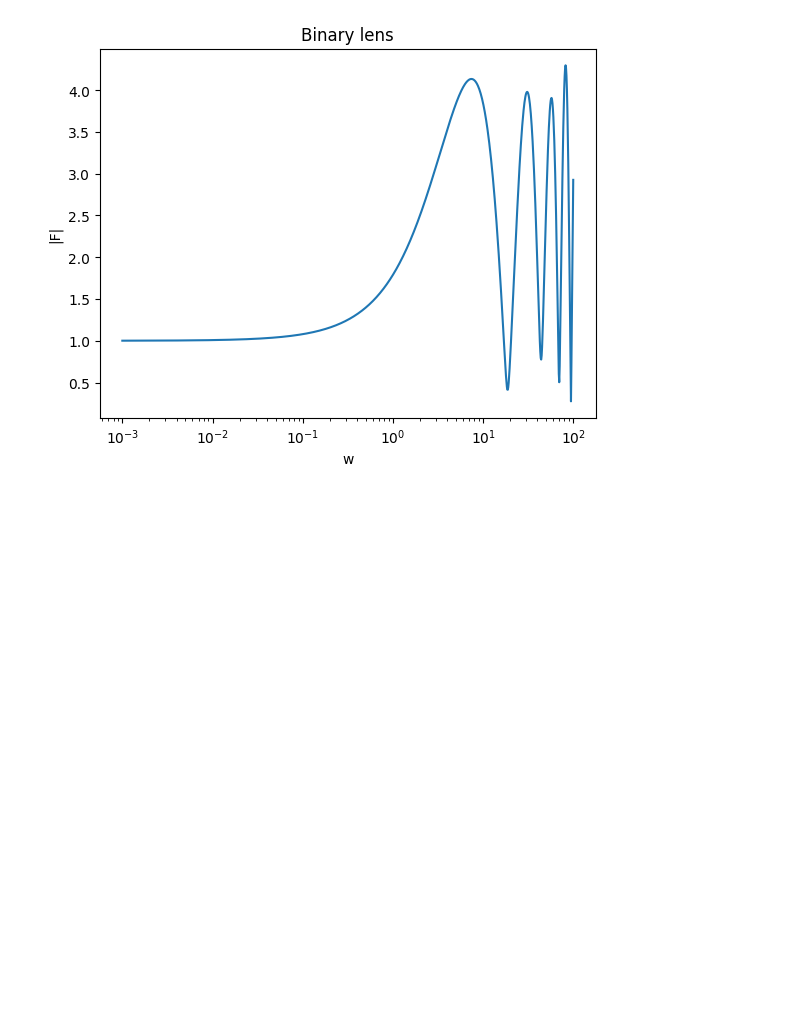
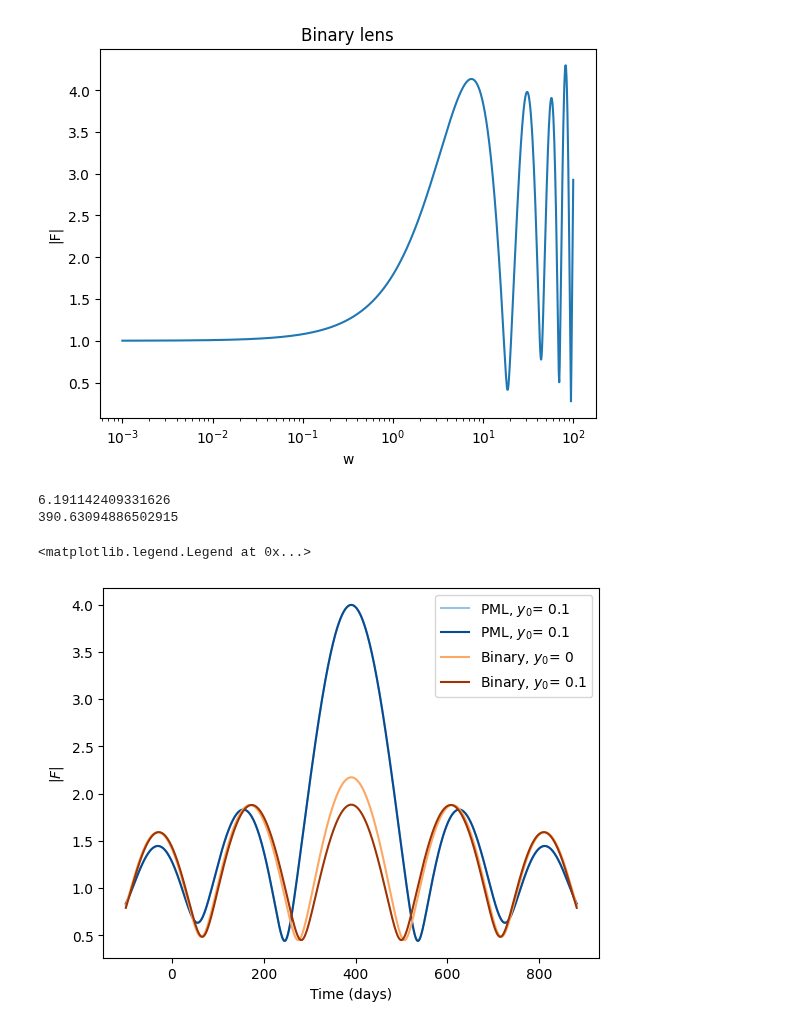
Before and after one commit to hsreekanth15/GWLENS, a Jupyter notebook: examples/solver/solver2d.ipynb, the cells around one changed output. Saved outputs shown, nothing was run; the diff lists cells and outputs as text; code cells hidden in the pictures; blank space fills up the shorter version.

```diff
--- a/examples/solver/solver2d.ipynb
+++ b/examples/solver/solver2d.ipynb
@@ -261,3 +268,71 @@ plt.ylabel('|F|')
 Time taken for amplification_many: 0.11 seconds
 Text(0, 0.5, '|F|')
 [figure]
+# %%
+import numpy as np
+import matplotlib.pyplot as plt
+from gwlens import solver2d
+from gwlens import microlensing
+from scipy.constants import G, c
+
+
+
+# Separate colormaps
+pml_cmap = plt.get_cmap("Blues")
+binary_cmap = plt.get_cmap("Oranges")
+
+
+
+Dl = 10
+Ds = 20
+v = 200
+M = 50
+freq= 1000
+
+SOLAR_MASS = 1.98892e30
+POINT_LENS_W_CONSTANT = 8 * np.pi * G * SOLAR_MASS / c ** 3
+
+w = POINT_LENS_W_CONSTANT*M*freq
+print(w)
+
+TE = microlensing.EinsteinCrossingTime(Dl,Ds,v,M)
+print(TE)
+closest_approach = [0,0.1]
+
+#for colors
+colors = np.linspace(0.4, 0.9, len(closest_approach))
+
+t0 = TE
+t = np.linspace(0-100,2*TE+100,1000)
+lens_pointmass = solver2d.point_mass(1.0,(0,0))
+lens_binary= solver2d.point_mass(0.5,(-0.5,0)) + solver2d.point_mass(0.5,(0,0))
+
+
+for i,y0_i in enumerate(closest_approach):
+
+
+
+    y0 = y0_i
+    #y = np.linspace(-2,2,1000)
+    y = microlensing.MicrolensingImpactparameter(t,y0,t0,TE)
+
+    F_pointmass = solver2d.amplification_map(w, y1 = 0, y2= y, lens=lens_pointmass)
+
+
+    plt.plot(t,np.abs(F_pointmass), label=f"PML, $y_0$= {y0}", color=pml_cmap(colors[i]))
+
+for i,y0_i in enumerate(closest_approach):
+    y0 = y0_i
+
+    y = microlensing.MicrolensingImpactparameter(t,y0,t0,TE)
+    F_binary = solver2d.amplification_map(w, y1 = 0, y2= y, lens=lens_binary)
+    plt.plot(t,np.abs(F_binary), label=f"Binary, $y_0$= {y0}",color= binary_cmap(colors[i]))
+
+plt.xlabel("Time (days)")
+plt.ylabel("$|F|$")
+plt.legend()
+# %% [output]
+6.191142409331626
+390.63094886502915
+<matplotlib.legend.Legend at 0x...>
+[figure, added]
```
Also changed, not shown: parts of 7 cells of this notebook, 7 other files.
